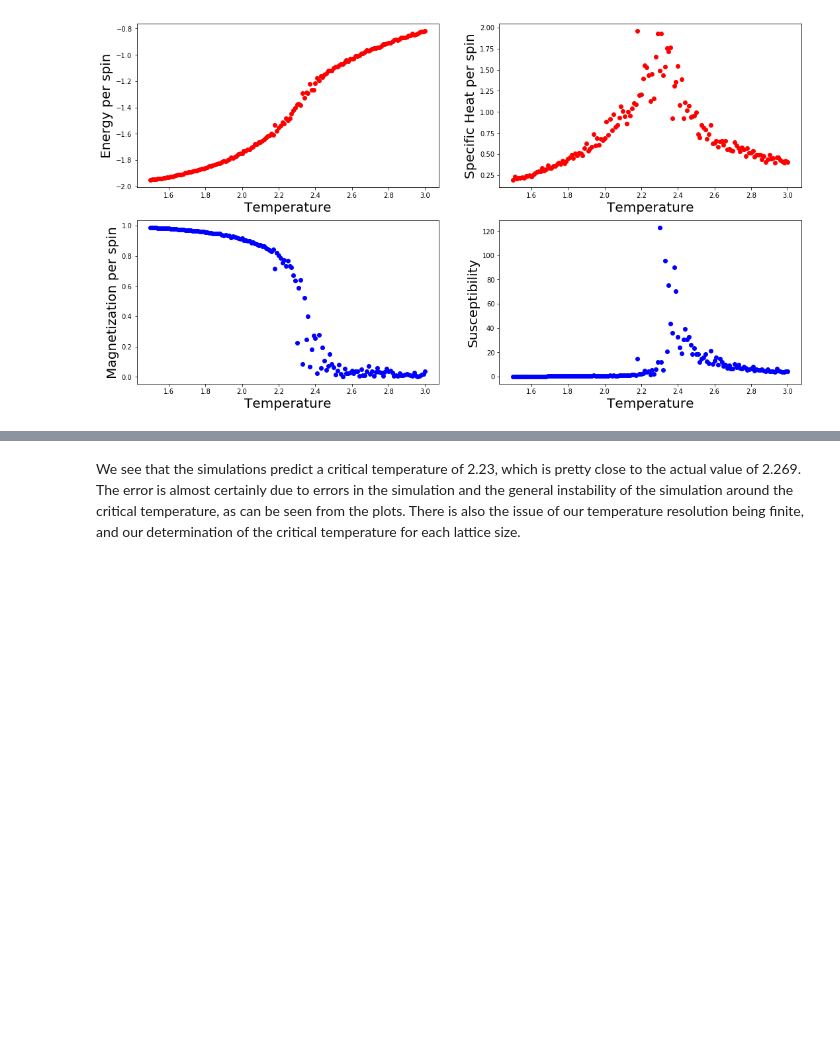
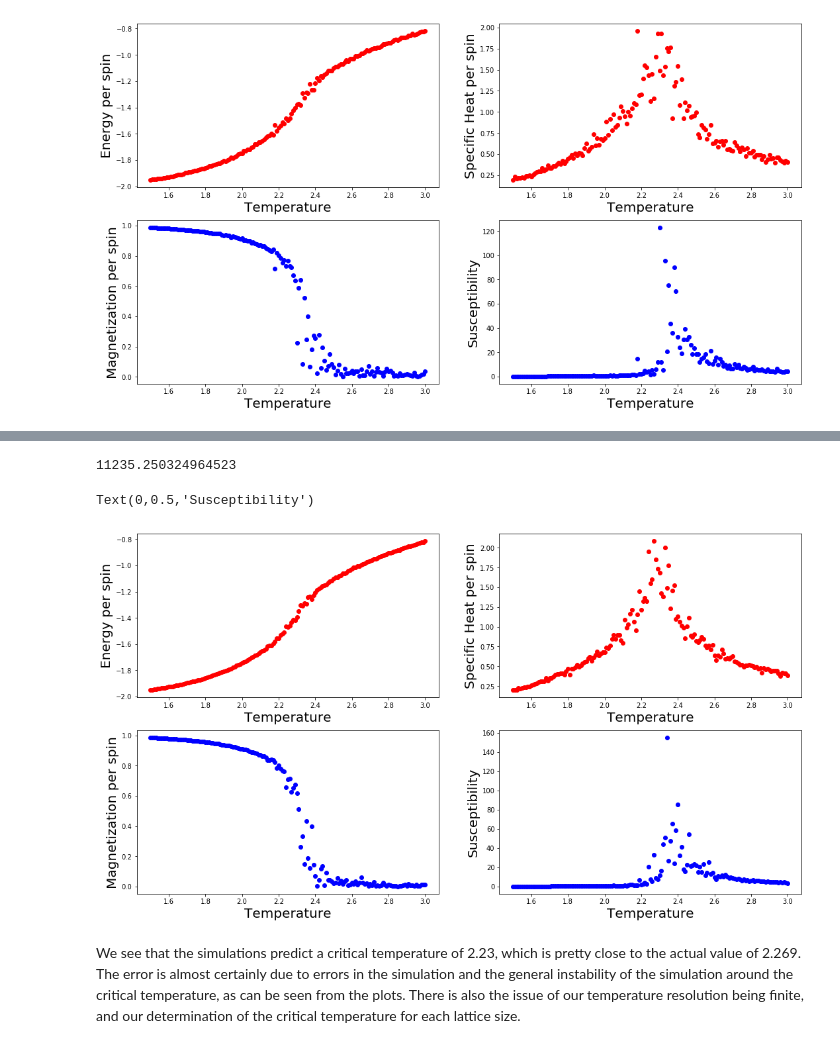
Before and after one commit to kaitshin/PHYSICS113-final-project, a Jupyter notebook: Metropolis.ipynb, the cells around one changed output, grey strips where cells are left out. Drawn from its saved outputs; the diff is of its cells as text; code cells hidden in the pictures; blank space fills up the shorter version.

Commit message:
Ran a 50x50 lattice and obtained a critical temperature and a couple critical exponents

```diff
--- a/Metropolis.ipynb
+++ b/Metropolis.ipynb
@@ -738,0 +715,79 @@ scipy.optimize.curve_fit(lin, [1/64, 1/100, 1/225, 1/900], crit_temp)
+# %%
+# initialize to T = 0
+test = 1*np.ones((50,50))
+init = test[:,:]
+
+# rough estimate for equilibration time; 100*N many sweeps
+n_eq = 100*50
+
+# number of sweeps to average over
+n = 50*50
+
+# factors for averaging
+n1 = 1/(n * 50**2)
+n2 = 1/(n**2 * 50**2)
+# %%
+start = time.time()
+
+grid = copy.copy(init)
+
+for i in range(t_points):
+    T = temps[i]
+    boltz = {"4.0" : np.exp(-8/T), "2.0" : np.exp(-4/T)}
+
+    for j in range(n_eq):
+        mc_sweep(grid, boltz)         # fewer function calls than stepping n_eq * N times, so faster
+
+    # initialize the totals that will be used to compute averages
+    e_total = 0
+    e2_total = 0
+    mag_total = 0
+    mag2_total= 0
+
+    # measurements to average
+    for k in range(n):
+        mc_sweep(grid, boltz)
+        energy = ising_energy(grid)             # only taking measurements every sweep
+        mag = np.sum(grid)
+
+        e_total += energy
+        e2_total += energy*energy               # faster than squaring using **2 I think?
+        mag_total += mag
+        mag2_total += mag*mag
+
+    # compute averages
+    eneps_list50[i] = n1*e_total
+    magps_list50[i] = n1*mag_total
+    spec_heat50[i] = (n1*e2_total - n2*e_total*e_total)/(T*T)
+    mag_sus50[i] = (n1*mag2_total - n2*mag_total*mag_total)/T
+
+
+end = time.time()
+print(end - start)
+# %% [output]
+11235.250324964523
+# %%
+fig = plt.figure(figsize=(18, 10)) # plot the calculated values
+
+fig.add_subplot(2, 2, 1 )
+plt.plot(temps, eneps_list50, 'ro')
+plt.xlabel("Temperature", fontsize=20)
+plt.ylabel("Energy per spin", fontsize=20)
+
+fig.add_subplot(2, 2, 2 )
+plt.plot(temps, spec_heat50, 'ro')
+plt.xlabel("Temperature", fontsize=20)
+plt.ylabel("Specific Heat per spin", fontsize=20)
+
+fig.add_subplot(2, 2, 3 )
+plt.plot(temps, abs(magps_list50), 'bo')
+plt.xlabel("Temperature", fontsize=20)
+plt.ylabel("Magnetization per spin", fontsize=20)
+
+fig.add_subplot(2, 2, 4 )
+plt.plot(temps, mag_sus50, 'bo')
+plt.xlabel("Temperature", fontsize=20)
+plt.ylabel("Susceptibility", fontsize=20)
+# %% [output]
+Text(0,0.5,'Susceptibility')
+[figure, added]
```
Also changed, not shown: parts of 27 cells of this notebook.
